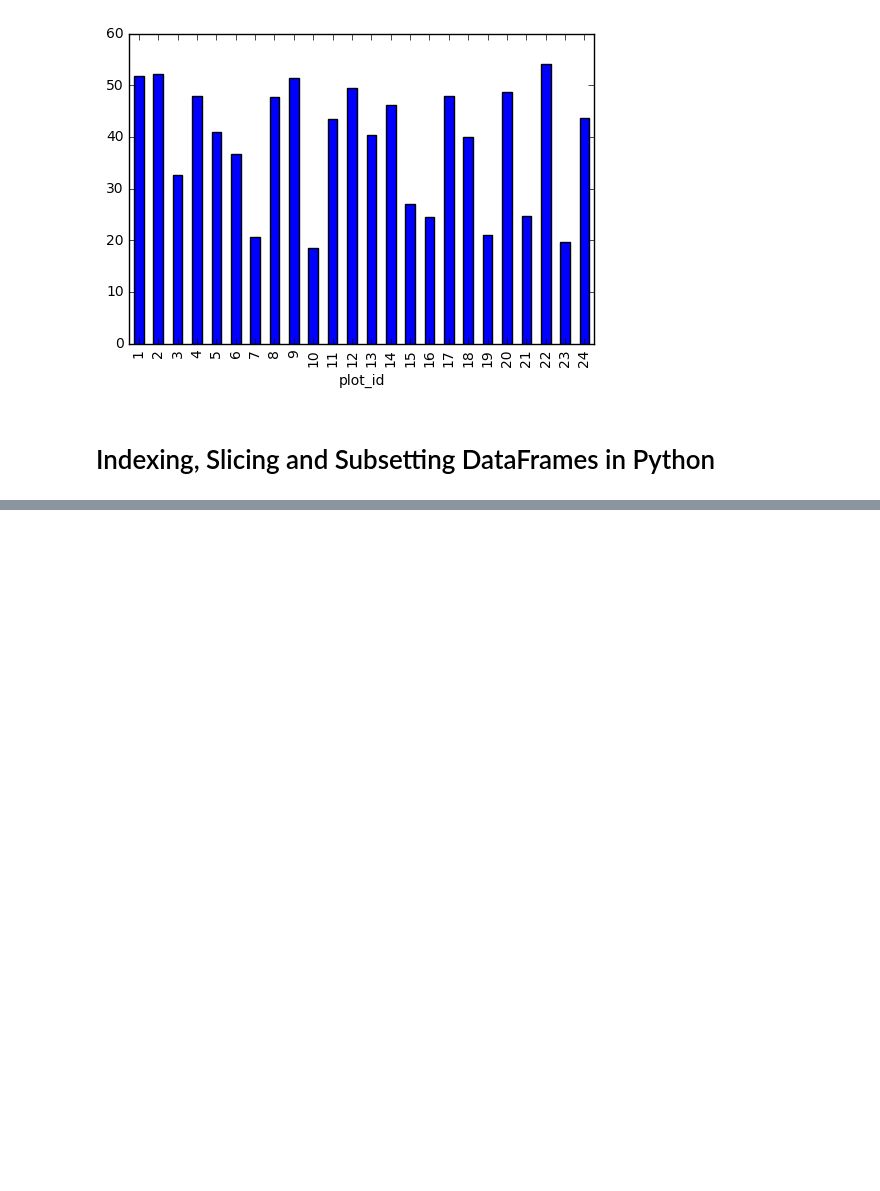
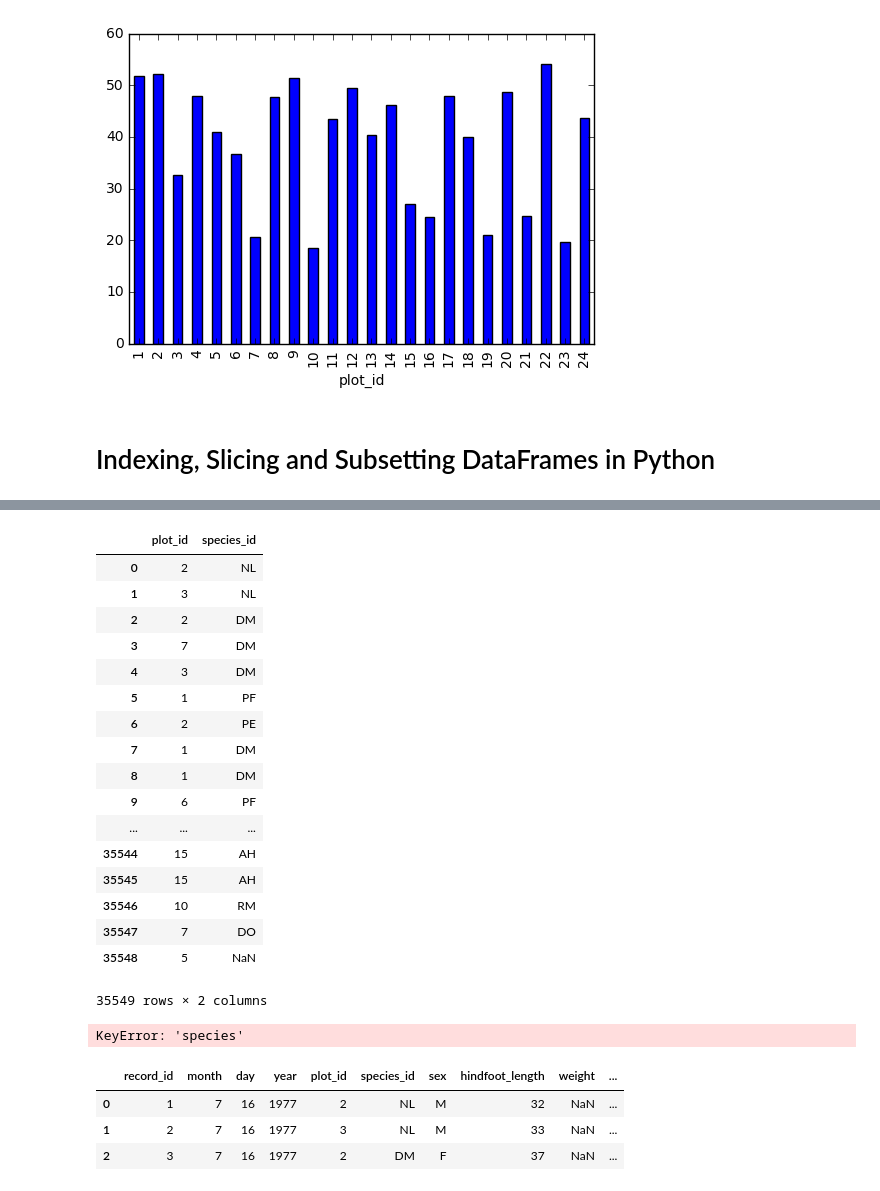
Before and after one commit to calculquebec/cq-formation-analyse-visualisation-python, a Jupyter notebook: Analyse et visualisation de donnees avec Python - Big Data 2016.ipynb, the cells around one changed output, grey strips where cells are left out. Drawn from its saved outputs; the diff is of its cells as text; code cells hidden in the pictures; blank space fills up the shorter version.

```diff
--- a/Analyse et visualisation de donnees avec Python - Big Data 2016.ipynb
+++ b/Analyse et visualisation de donnees avec Python - Big Data 2016.ipynb
@@ -279,0 +301,32 @@ surveys_df.groupby("plot_id")["weight"].mean().plot(kind="bar")
+# %%
+surveys_df[['plot_id', 'species_id']]
+# %% [output]
+|  | plot_id | species_id |
+| 0 | 2 | NL |
+| 1 | 3 | NL |
+| 2 | 2 | DM |
+| 3 | 7 | DM |
+| 4 | 3 | DM |
+| 5 | 1 | PF |
+| 6 | 2 | PE |
+| 7 | 1 | DM |
+| 8 | 1 | DM |
+| 9 | 6 | PF |
+| ... | ... | ... |
+| 35544 | 15 | AH |
+| 35545 | 15 | AH |
+| 35546 | 10 | RM |
+| 35547 | 7 | DO |
+| 35548 | 5 | NaN |
+35549 rows × 2 columns
+# %%
+surveys_df["species"]
+# %% [output]
+KeyError: 'species'
+# %%
+surveys_df[0:3]
+# %% [output]
+|  | record_id | month | day | year | plot_id | species_id | sex | hindfoot_length | weight | ... |
+| 0 | 1 | 7 | 16 | 1977 | 2 | NL | M | 32 | NaN | ... |
+| 1 | 2 | 7 | 16 | 1977 | 3 | NL | M | 33 | NaN | ... |
+| 2 | 3 | 7 | 16 | 1977 | 2 | DM | F | 37 | NaN | ... |
```
Also changed, not shown: parts of 1 cell of this notebook.
